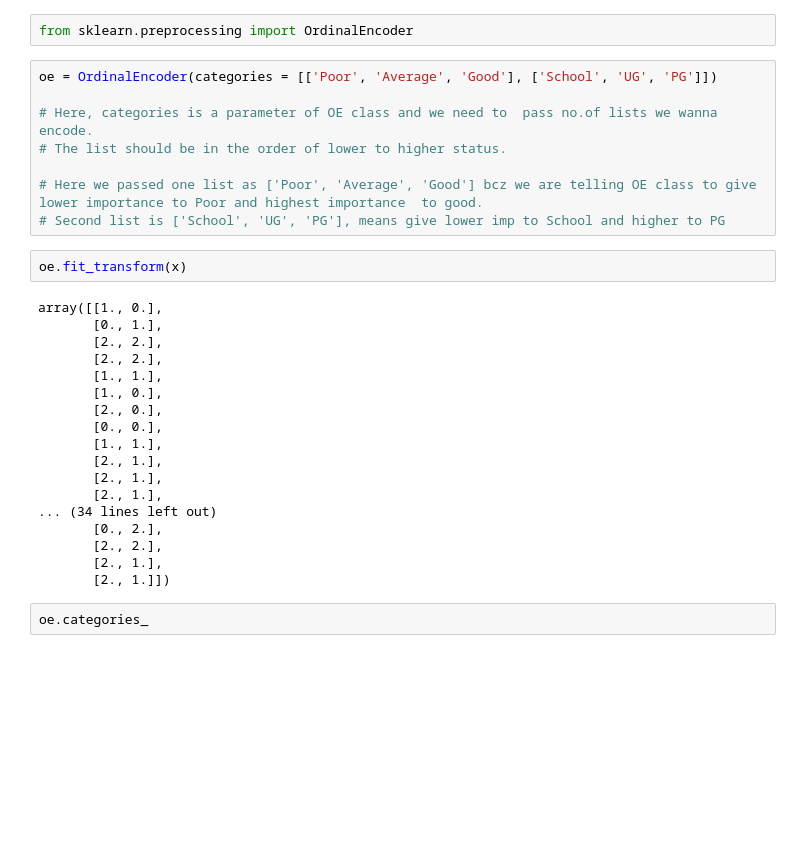
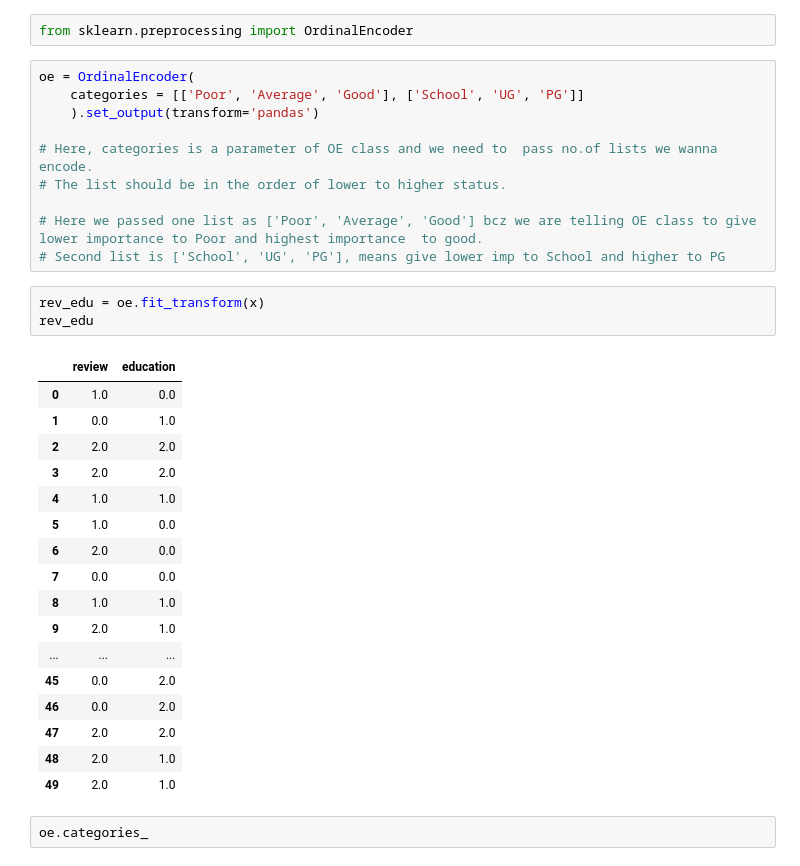
Before and after one commit to Nik-bos/Self_Practice, a Jupyter notebook: Machine Learning/26 Day 26 - Encoding Categorical data (Ordinal Encoding)/01 Encoding categorical data(Ordinal encoding).ipynb, the cells around one changed output. Saved outputs shown, nothing was run; the diff lists cells and outputs as text; blank space fills up the shorter version.

```diff
--- a/Machine Learning/26 Day 26 - Encoding Categorical data (Ordinal Encoding)/01 Encoding categorical data(Ordinal encoding).ipynb
+++ b/Machine Learning/26 Day 26 - Encoding Categorical data (Ordinal Encoding)/01 Encoding categorical data(Ordinal encoding).ipynb
@@ -91,7 +91,9 @@ print(y.head())
 # %%
 from sklearn.preprocessing import OrdinalEncoder
 # %%
-oe = OrdinalEncoder(categories = [['Poor', 'Average', 'Good'], ['School', 'UG', 'PG']])
+oe = OrdinalEncoder(
+    categories = [['Poor', 'Average', 'Good'], ['School', 'UG', 'PG']]
+    ).set_output(transform='pandas')
 
 # Here, categories is a parameter of OE class and we need to  pass no.of lists we wanna encode.
 # The list should be in the order of lower to higher status.
@@ -99,25 +101,26 @@ oe = OrdinalEncoder(categories = [['Poor', 'Average', 'Good'], ['School', 'UG',
 # Here we passed one list as ['Poor', 'Average', 'Good'] bcz we are telling OE class to give lower importance to Poor and highest importance  to good.
 # Second list is ['School', 'UG', 'PG'], means give lower imp to School and higher to PG
 # %%
-oe.fit_transform(x)
+rev_edu = oe.fit_transform(x)
+rev_edu
 # %% [output]
-array([[1., 0.],
-       [0., 1.],
-       [2., 2.],
-       [2., 2.],
-       [1., 1.],
-       [1., 0.],
-       [2., 0.],
-       [0., 0.],
-       [1., 1.],
-       [2., 1.],
-       [2., 1.],
-       [2., 1.],
-... (34 lines left out)
-       [0., 2.],
-       [2., 2.],
-       [2., 1.],
-       [2., 1.]])
+|  | review | education |
+| 0 | 1.0 | 0.0 |
+| 1 | 0.0 | 1.0 |
+| 2 | 2.0 | 2.0 |
+| 3 | 2.0 | 2.0 |
+| 4 | 1.0 | 1.0 |
+| 5 | 1.0 | 0.0 |
+| 6 | 2.0 | 0.0 |
+| 7 | 0.0 | 0.0 |
+| 8 | 1.0 | 1.0 |
+| 9 | 2.0 | 1.0 |
+| ... | ... | ... |
+| 45 | 0.0 | 2.0 |
+| 46 | 0.0 | 2.0 |
+| 47 | 2.0 | 2.0 |
+| 48 | 2.0 | 1.0 |
+| 49 | 2.0 | 1.0 |
 # %%
 oe.categories_
 # %% [output]
```
Also changed, not shown: parts of 5 cells of this notebook, 45 other files.
